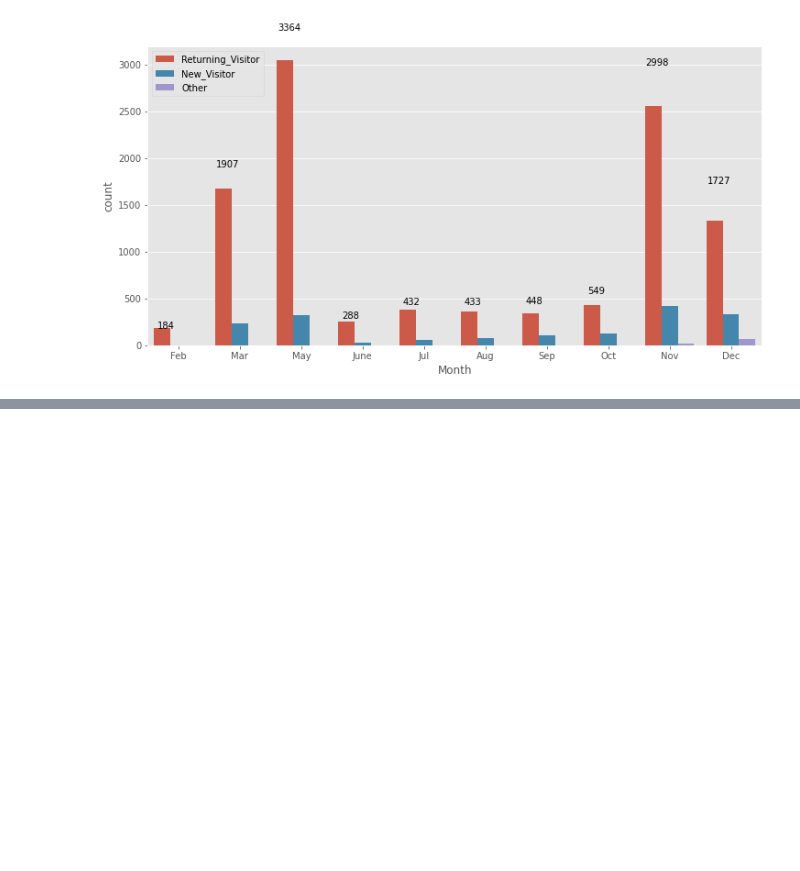
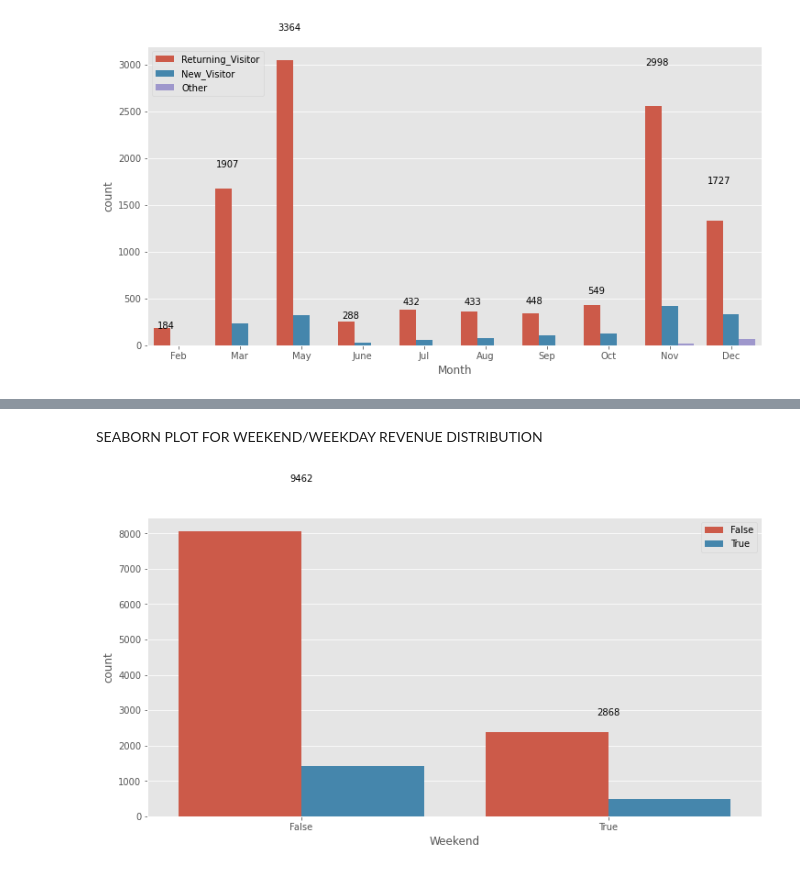
Before and after one commit to srimantmahapatra/srimant_code_repo_pub, a Jupyter notebook: Online_Shoppers_Purchasing_Intention.ipynb, the cells around one changed output, grey strips where cells are left out. Drawn from its saved outputs; the diff is of its cells as text; code cells hidden in the pictures; blank space fills up the shorter version.

```diff
--- a/Online_Shoppers_Purchasing_Intention.ipynb
+++ b/Online_Shoppers_Purchasing_Intention.ipynb
@@ -181,0 +258,12 @@ for i, v in enumerate(df.groupby('Month',observed=True).size()):
+# %% [markdown]
+SEABORN PLOT FOR WEEKEND/WEEKDAY REVENUE DISTRIBUTION
+# %%
+fig_dims = (12, 6)
+fig, ax = plt.subplots(figsize=fig_dims)
+ind = [x for x, _ in enumerate(df['Weekend'].unique())]
+g= sns.countplot(x='Weekend',hue='Revenue',data= df,ax=ax)
+g.legend(loc=1)
+for i, v in enumerate(df.groupby('Weekend',observed=True).size()):
+    g.text(ind[i] ,v-.25,str(v),color='black', ha="center")
+# %% [output]
+[figure, added]
```
Also changed, not shown: parts of 26 cells of this notebook.
